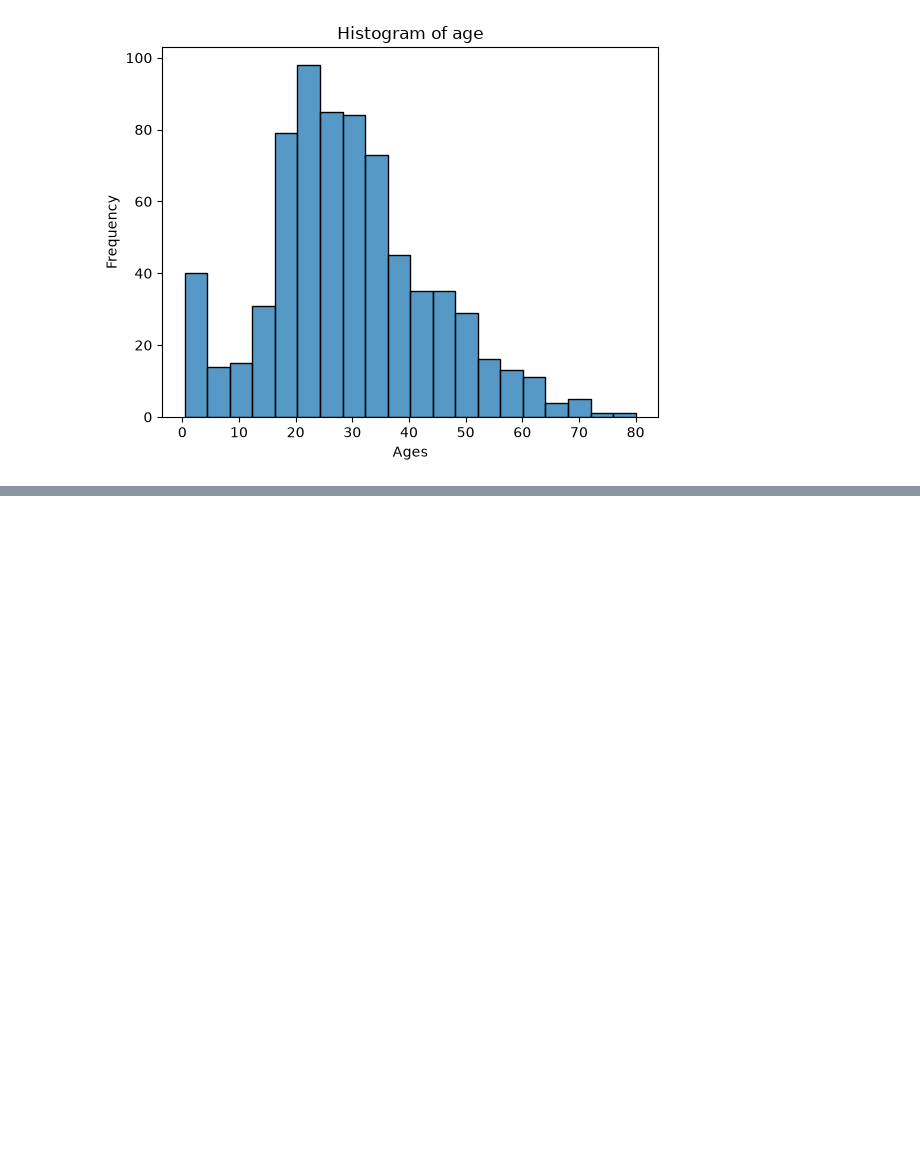
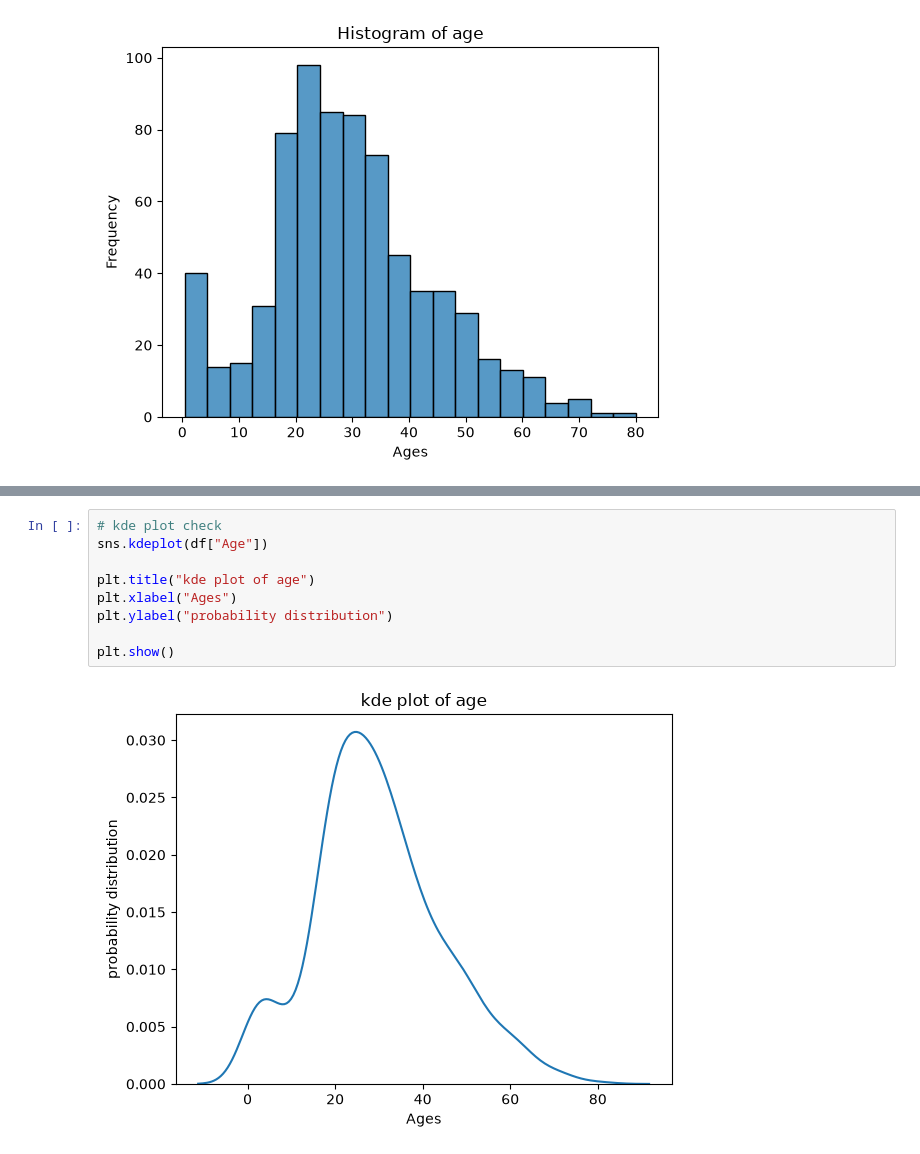
Before and after one commit to AkasDatta/EDA-Exploratory-Data-Analysis-, a Jupyter notebook: EDA_Part1/eda_part1.ipynb, the cells around one changed output, grey strips where cells are left out. Drawn from its saved outputs; the diff is of its cells as text; blank space fills up the shorter version.

```diff
--- a/EDA_Part1/eda_part1.ipynb
+++ b/EDA_Part1/eda_part1.ipynb
@@ -225,0 +237,11 @@ plt.show()
+# %%
+# kde plot check
+sns.kdeplot(df["Age"])
+
+plt.title("kde plot of age")
+plt.xlabel("Ages")
+plt.ylabel("probability distribution")
+
+plt.show()
+# %% [output]
+[figure, added]
```
Also changed, not shown: parts of 3 cells of this notebook.
